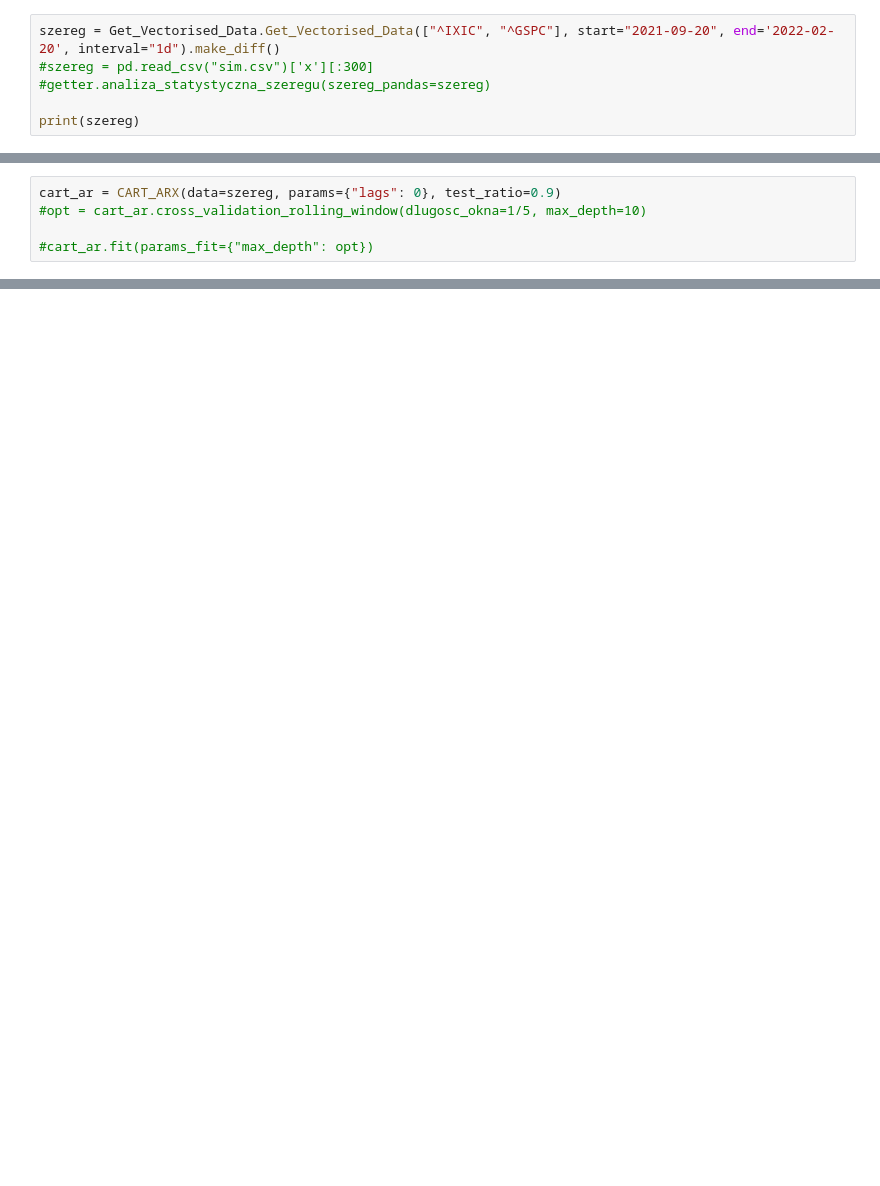
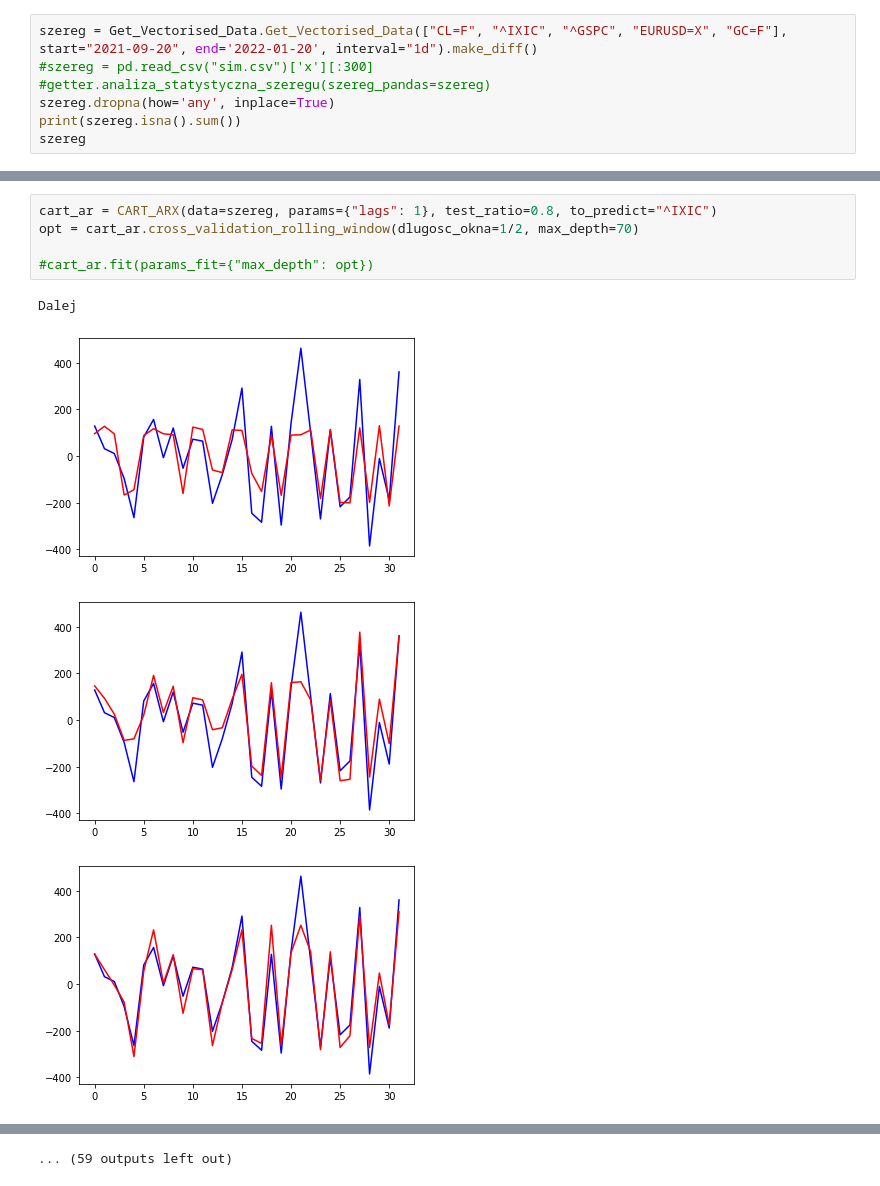
Before and after one commit to rutkowskaa/finalna_praca_licencjacka, a Jupyter notebook: vectorised.ipynb, the cells around one changed output, grey strips where cells are left out. Saved outputs shown, nothing was run; the diff lists cells and outputs as text; blank space fills up the shorter version.

Commit message:
Działa cross validation w julia

```diff
--- a/vectorised.ipynb
+++ b/vectorised.ipynb
@@ -8,7 +26,8 @@ import numpy as np
 # %%
-szereg = Get_Vectorised_Data.Get_Vectorised_Data(["^IXIC", "^GSPC"], start="2021-09-20", end='2022-02-20', interval="1d").make_diff()
+szereg = Get_Vectorised_Data.Get_Vectorised_Data(["CL=F", "^IXIC", "^GSPC", "EURUSD=X", "GC=F"], start="2021-09-20", end='2022-01-20', interval="1d").make_diff()
 #szereg = pd.read_csv("sim.csv")['x'][:300]
 #getter.analiza_statystyczna_szeregu(szereg_pandas=szereg)
-
-print(szereg)
+szereg.dropna(how='any', inplace=True)
+print(szereg.isna().sum())
+szereg
 # %% [output]
@@ -32,5 +56,10 @@ Date
 # %%
-cart_ar = CART_ARX(data=szereg, params={"lags": 0}, test_ratio=0.9)
-#opt = cart_ar.cross_validation_rolling_window(dlugosc_okna=1/5, max_depth=10)
+cart_ar = CART_ARX(data=szereg, params={"lags": 1}, test_ratio=0.8, to_predict="^IXIC")
+opt = cart_ar.cross_validation_rolling_window(dlugosc_okna=1/2, max_depth=70)
 
 #cart_ar.fit(params_fit={"max_depth": opt})
+# %% [output]
+Dalej
+[figure, added]
+[figure, added]
+[figure, added]
@@ -36,0 +74 @@ cart_ar = CART_ARX(data=szereg, params={"lags": 0}, test_ratio=0.9)
+... (59 outputs left out)
```
Also changed, not shown: parts of 5 cells of this notebook, 6 other files.
